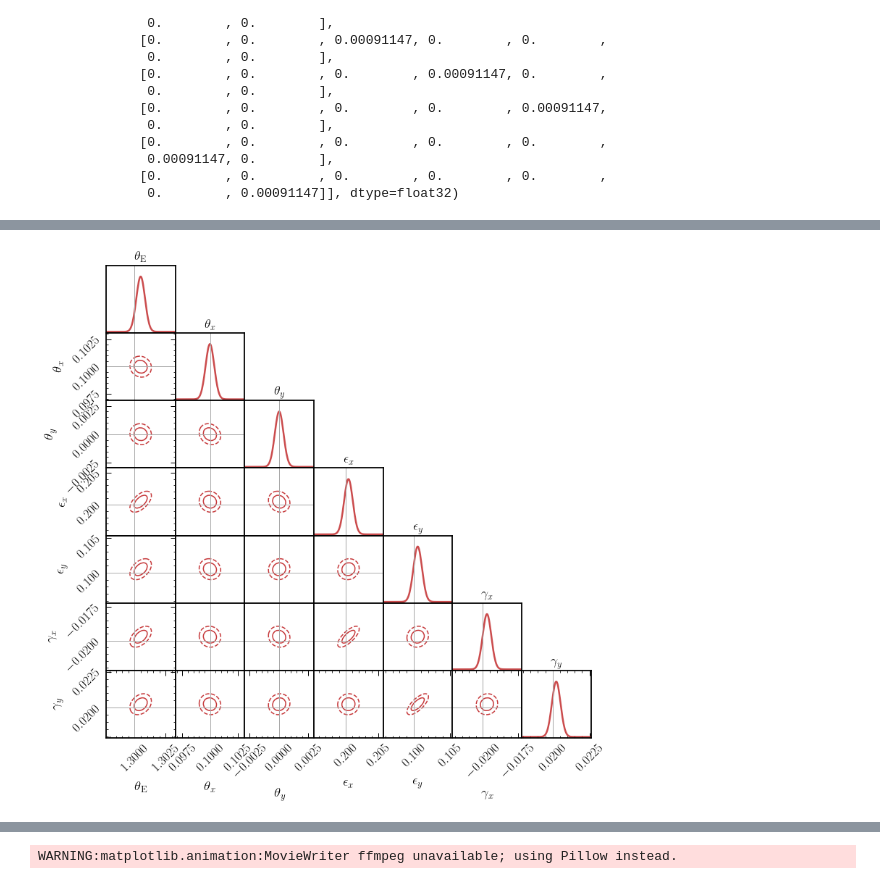
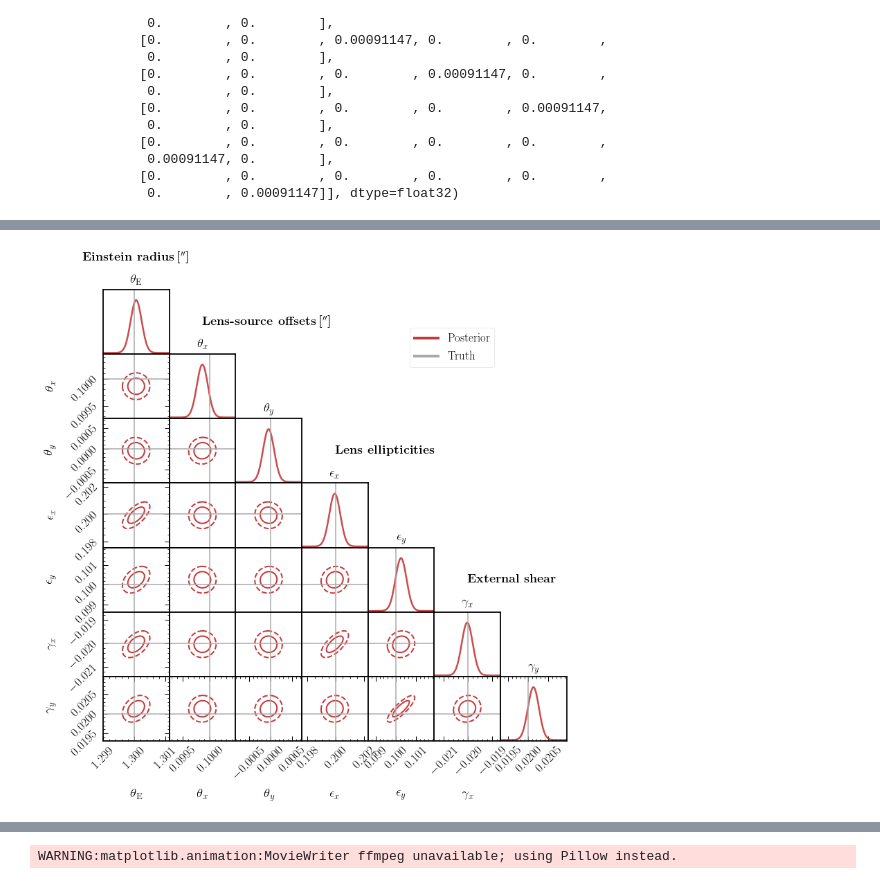
Before and after one commit to smsharma/lensing-neural-fields, a Jupyter notebook: notebooks/nerf_probabilistic_gigalens.ipynb, the cells around one changed output, grey strips where cells are left out. Saved outputs shown, nothing was run; the diff lists cells and outputs as text; code cells hidden in the pictures.

Commit message:
Plots for draft

```diff
--- a/notebooks/nerf_probabilistic_gigalens.ipynb
+++ b/notebooks/nerf_probabilistic_gigalens.ipynb
@@ -342,8 +359,9 @@ def train_step(state, batch, key, learning_rate_fn):
     inputs, targets = batch
     inputs = rearrange(inputs, "c h w -> (h w) c")
 
-    # jitter = jax.random.normal(key, shape=(2,)) * sim_config.delta_pix / 4.
-    jitter = jax.random.normal(key, shape=(1,)) * sim_config.delta_pix / 4.
+    # jitter = jax.random.normal(key, shape=(2,)) * sim_config.delta_pix / 2.
+    jitter = jax.random.normal(key, shape=(2,)) * 0. / 4.
+
 
     inputs = inputs + jitter[jnp.newaxis, :]
 
@@ -386,7 +404,7 @@ def train_step(state, batch, key, learning_rate_fn):
         samples = rearrange(samples, "s (h w) -> s h w", h=n_xy_s, w=n_xy_s)
 
         x_lims = repeat(jnp.array([-coord_half, coord_half]) + jitter[0], "xx -> nq xx", nq=n_q_samples)
-        y_lims = repeat(jnp.array([-coord_half, coord_half]) + jitter[0], "yy -> nq yy", nq=n_q_samples)
+        y_lims = repeat(jnp.array([-coord_half, coord_half]) + jitter[1], "yy -> nq yy", nq=n_q_samples)
 
         lenses = render_lens_vmapped((samples, samples_lens, x_lims, y_lims))
         lenses = lenses.reshape(lenses.shape[0], lenses.shape[-1] // n_sup, n_sup, lenses.shape[-1] // n_sup, n_sup).sum((-1, -3))
@@ -413,9 +431,9 @@ learning_rate_init = 1e-3
 learning_rate_variational = 1e-3
 weight_decay = 1e-4
 momentum = 0.5
-optimizer_name = "adabelief"
+optimizer_name = "adamw"
 # %%
-train_epochs = 10000
+train_epochs = 15000
 warmup_steps = 2000
 plot_every = 200
 # %%
@@ -564,8 +582,17 @@ labels = [r"$\theta_\mathrm{E}$",
           r"$\epsilon_y$",
           r"$\gamma_x$",
           r"$\gamma_y$",]
+# %%
+suptitles = [r"\bf{Einstein radius\,[$''$]}",
+ r"\bf{Lens-source offsets\,[$''$]}",
+ r"",
+ r"\bf{Lens ellipticities}",
+ r"",
+ r"\bf{External shear}",
+ r""]
 # %%
 from matplotlib.patches import Ellipse
+from matplotlib.lines import Line2D
 
 def plot_fisher_single(i ,cov, mu, ax, lims, truths, labels) :
     nb=128
@@ -573,10 +600,16 @@ def plot_fisher_single(i ,cov, mu, ax, lims, truths, labels) :
     x_arr=mu[i]-8*sigma+16*sigma*np.arange(nb)/(nb-1.)
     p_arr=np.exp(-(x_arr-mu[i])**2/(2*sigma**2))
     ax.plot(x_arr,p_arr, color=cols_default[0])
-    ax.axvline(truths[i], color='darkgrey', lw=1)
+    ax.axvline(truths[i], color='darkgrey', lw=1.5)
     ax.set_xlim(lims[0][i], lims[1][i])
     ax.set_ylim(-0.02, 1.2)
-    ax.set_title(labels[i])
+    ax.set_title(labels[i], fontsize=18.5, y=1.02)
+
+    if i == 0:
+        custom_lines = [Line2D([0], [0], color=cols_default[0], lw=4),
+                Line2D([0], [0], color='darkgrey', lw=4)]
+        ax.legend(custom_lines, ["Posterior", "Truth"], bbox_to_anchor=[6, 0.5], frameon=True, fancybox=True)
+
 
 def plot_fisher_two(i1, i2, cov, mu, ax, lims, truths, labels) :
     covar=np.zeros([2,2])
@@ -597,17 +630,17 @@ def plot_fisher_two(i1, i2, cov, mu, ax, lims, truths, labels) :
 
     centre=np.array([mu[i1],mu[i2]])
 
-    e_1s=Ellipse(xy=centre,width=2*a_1s,height=2*b_1s,angle=angle, color=cols_default[0], lw=1.5)
+    e_1s=Ellipse(xy=centre,width=2*a_1s,height=2*b_1s,angle=angle, color=cols_default[0], lw=2.)
     e_1s.set_fill(False)
 
-    e_2s=Ellipse(xy=centre,width=2*a_2s,height=2*b_2s,angle=angle, ls='--', color=cols_default[0], lw=1.5)
+    e_2s=Ellipse(xy=centre,width=2*a_2s,height=2*b_2s,angle=angle, ls='--', color=cols_default[0], lw=2.)
     e_2s.set_fill(False)
 
     ax.add_artist(e_1s)
     ax.add_artist(e_2s)
 
-    ax.axvline(truths[i1], color='darkgrey', lw=1)
-    ax.axhline(truths[i2], color='darkgrey', lw=1)
+    ax.axvline(truths[i1], color='darkgrey', lw=1.5)
+    ax.axhline(truths[i2], color='darkgrey', lw=1.5)
 
     ax.set_xlim(lims[0][i1], lims[1][i1])
     ax.set_ylim(lims[0][i2], lims[1][i2])
@@ -615,7 +648,7 @@ def plot_fisher_two(i1, i2, cov, mu, ax, lims, truths, labels) :
     ax.set_xlabel(labels[i1])
     ax.set_ylabel(labels[i2])
 
-def plot_fisher_all(mu, cov, lims, truths, labels):
+def plot_fisher_all(mu, cov, lims, truths, labels, suptitles):
     n_params = len(mu)
 
     fig=plt.figure(figsize=(12, 12))
@@ -629,6 +662,12 @@ def plot_fisher_all(mu, cov, lims, truths, labels):
             ax=fig.add_subplot(n_params,n_params,iplot)
             if i==j :
                 plot_fisher_single(i, cov, mu, ax, lims, truths, labels)
+                ax.text(0.5, 1.5, suptitles[i],
+                         horizontalalignment='left' if not i==0 else "center",
+                         verticalalignment='center',
+                         transform = ax.transAxes,
+                         fontsize=18)
+
             else :
                 plot_fisher_two(i, j, cov, mu, ax, lims, truths, labels)
 
@@ -640,38 +679,40 @@ def plot_fisher_all(mu, cov, lims, truths, labels):
 
             if i_col==0 and i_row==0 :
                 ax.get_yaxis().set_visible(False)
 
             ax.locator_params(nbins=2)
             [l.set_rotation(45) for l in ax.get_xticklabels()]
             [l.set_rotation(45) for l in ax.get_yticklabels()]
 
 #     if n_params>1 : #Add labels in a separate plot
 #         ax=fig.add_subplot(n_params,n_params,2)
 #         ax.set_xlim([-1,1])
 #         ax.set_ylim([-1,1])
 #         for i in np.arange(len(labels)) :
 #             ax.plot([-1,1],[-3,-3],color=lc[i],linestyle=ls[i],
 #                     linewidth=lw[i],label=labels[i])
 #         ax.legend(loc='upper left',frameon=False,fontsize=FS)
 #         ax.axis('off')
 
 #     if fname!="none" :
-#         plt.savefig(fname,bbox_inches='tight')
+
+    fig.align_labels()
+
+    plt.savefig("figures/joint_lens.pdf", bbox_inches='tight')
 
     plt.show()
 
 i = -1
 
 chol = lct(hist['scale_tri_history'][i])
-
 cov = np.dot(chol, chol.T)
 mu = hist['loc_history'][i]
 
-lims = [mu - 8 * np.sqrt(np.diag(cov)), mu + 8 * np.sqrt(np.diag(cov))]
+lims = [mu - 6 * np.sqrt(np.diag(cov)), mu + 6 * np.sqrt(np.diag(cov))]
 
-plot_fisher_all(mu, cov, lims, truths, labels)
+plot_fisher_all(mu, cov, lims, truths, labels, suptitles)
 # %% [output]
-[figure, old version]
+[figure, new version]
 # %%
 hist['loc_history'][-1]
 # %% [output]
```
Also changed, not shown: parts of 40 cells of this notebook, 7 other files.
